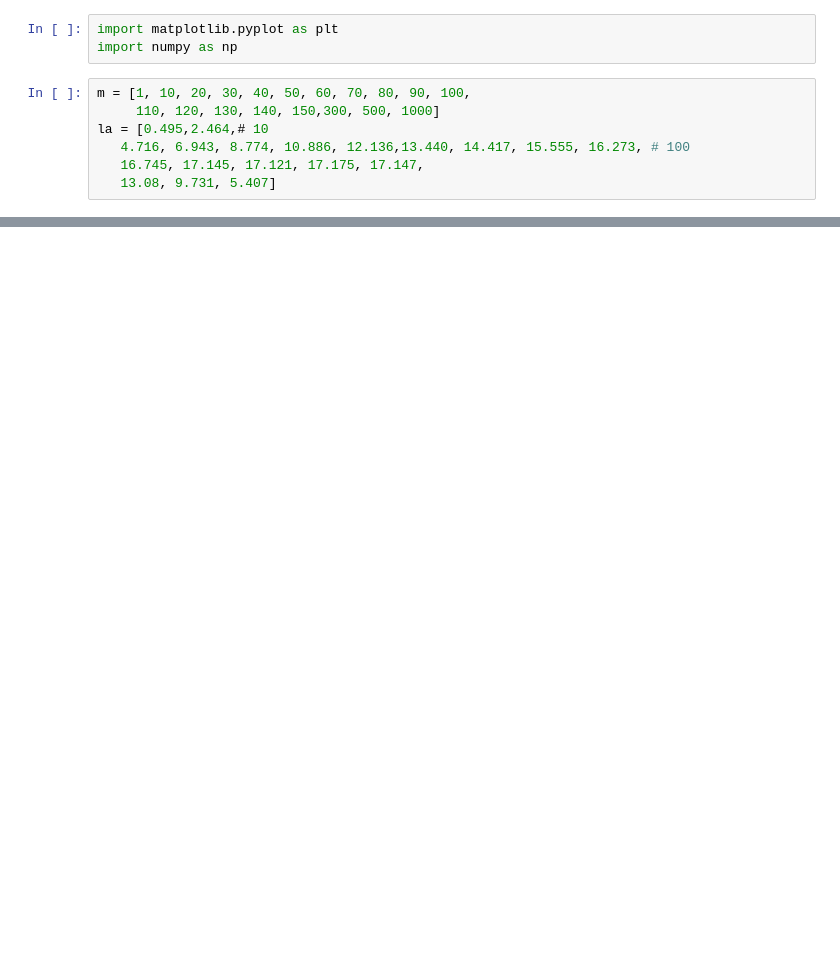
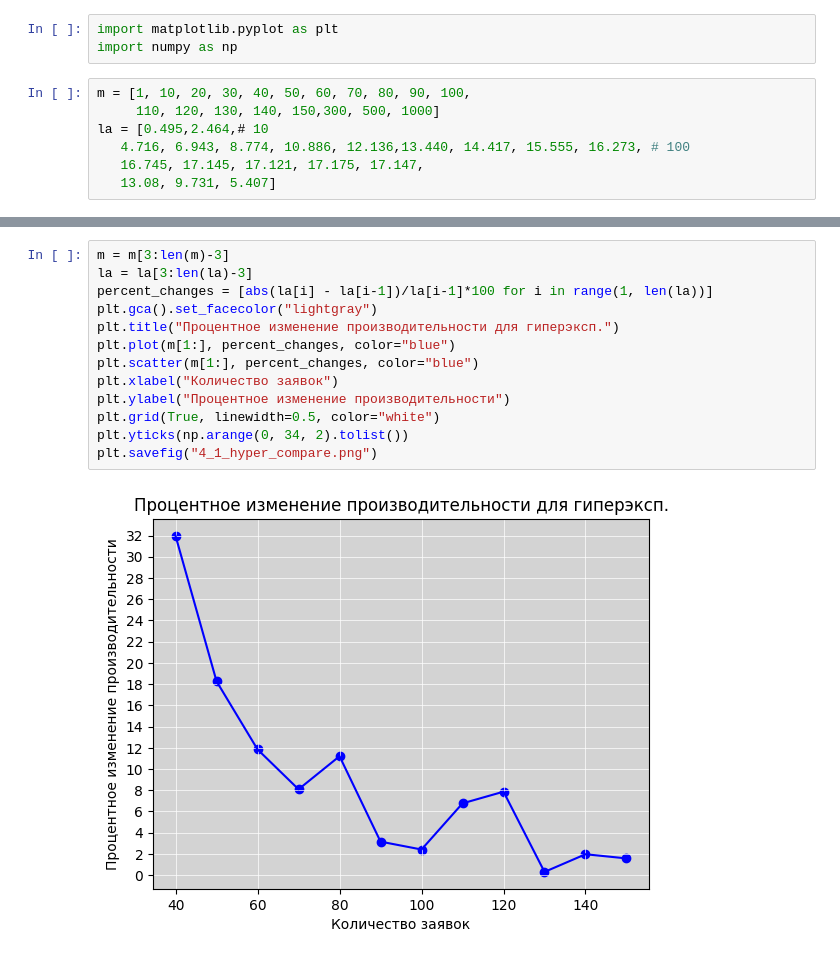
Before and after one commit to ta4ilka69/simulation-labs, a Jupyter notebook: lab4/graph_maker.ipynb, the cells around one changed output, grey strips where cells are left out. Cells and saved outputs as stored; diff of their text form; blank space fills up the shorter version.

```diff
--- a/lab4/graph_maker.ipynb
+++ b/lab4/graph_maker.ipynb
@@ -38,0 +63,15 @@ None
+# %%
+m = m[3:len(m)-3]
+la = la[3:len(la)-3]
+percent_changes = [abs(la[i] - la[i-1])/la[i-1]*100 for i in range(1, len(la))]
+plt.gca().set_facecolor("lightgray")
+plt.title("Процентное изменение производительности для гиперэксп.")
+plt.plot(m[1:], percent_changes, color="blue")
+plt.scatter(m[1:], percent_changes, color="blue")
+plt.xlabel("Количество заявок")
+plt.ylabel("Процентное изменение производительности")
+plt.grid(True, linewidth=0.5, color="white")
+plt.yticks(np.arange(0, 34, 2).tolist())
+plt.savefig("4_1_hyper_compare.png")
+# %% [output]
+[figure, added]
```
Also changed, not shown: parts of 5 cells of this notebook, 5 other files.
